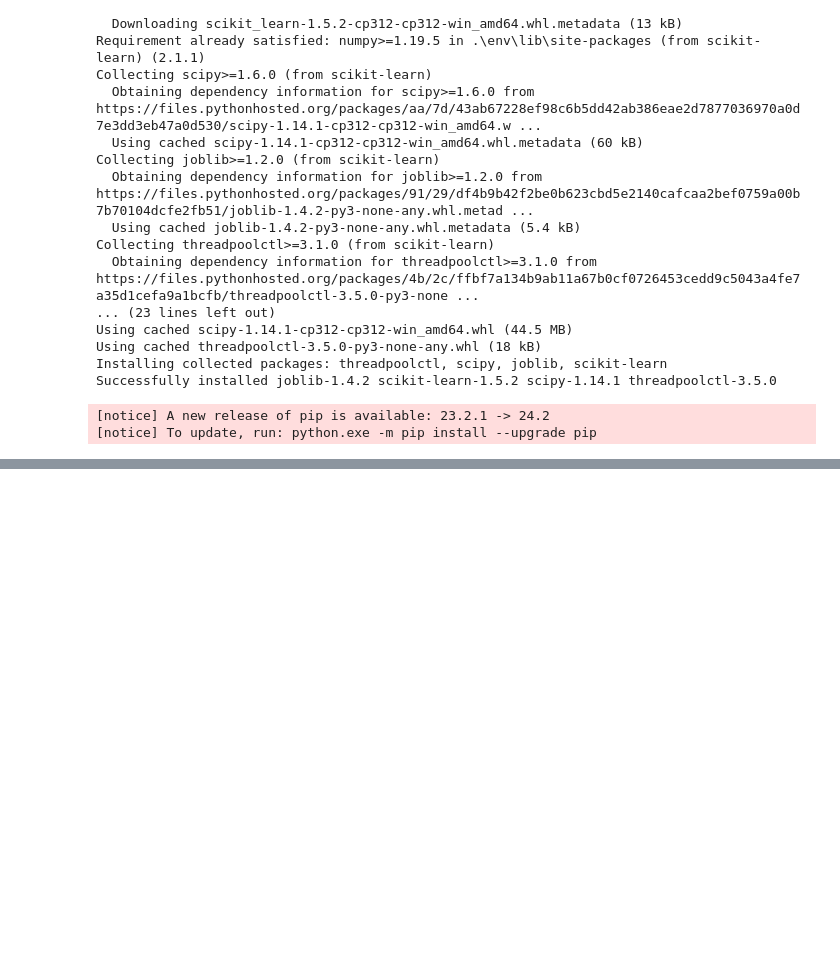
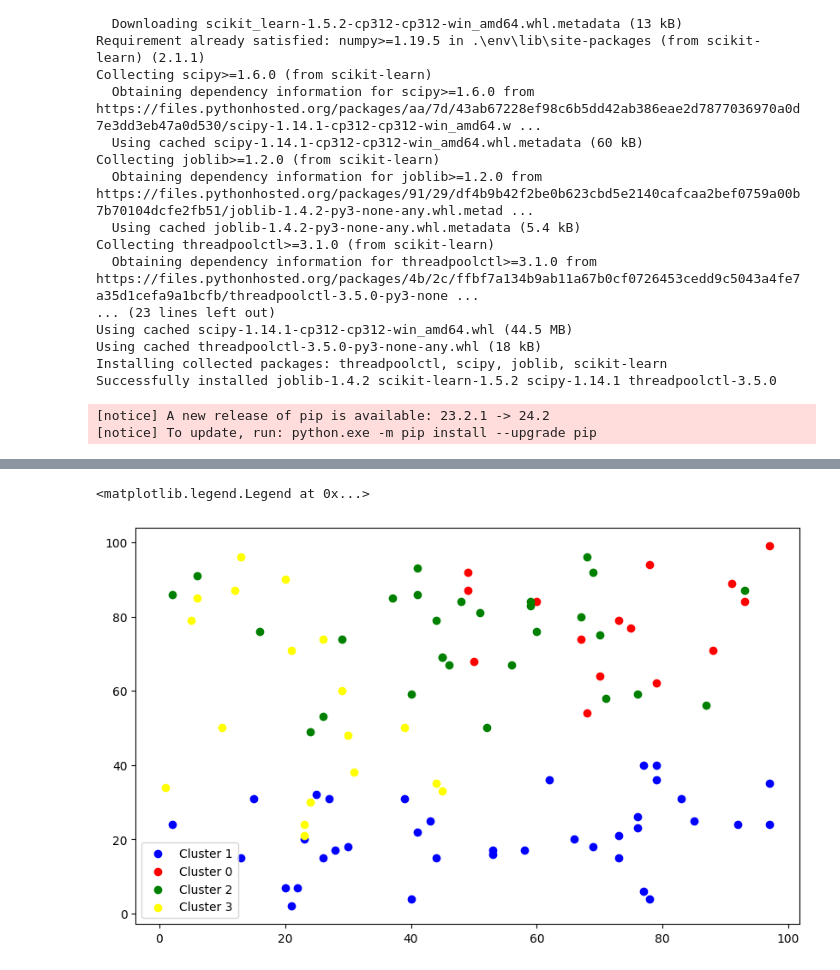
Before and after one commit to PR7175Z/Machine-Learning, a Jupyter notebook: practice/model.ipynb, the cells around one changed output, grey strips where cells are left out. Drawn from its saved outputs; the diff is of its cells as text; code cells hidden in the pictures; blank space fills up the shorter version.

```diff
--- a/practice/model.ipynb
+++ b/practice/model.ipynb
@@ -82,0 +117,12 @@ from sklearn.model_selection import train_test_split
+# %%
+colors = {0: 'red', 1:'blue', 2: 'green', 3:'yellow'}
+plt.figure(figsize=(10,6))
+
+for cluster in dataframe['cluster'].unique():
+    subset = dataframe[dataframe['cluster'] == cluster]
+    plt.scatter(subset['Maths'], subset['Science'], color=colors[cluster], label=f'Cluster {cluster}')
+
+plt.legend()
+# %% [output]
+<matplotlib.legend.Legend at 0x...>
+[figure, added]
```
Also changed, not shown: parts of 5 cells of this notebook.
